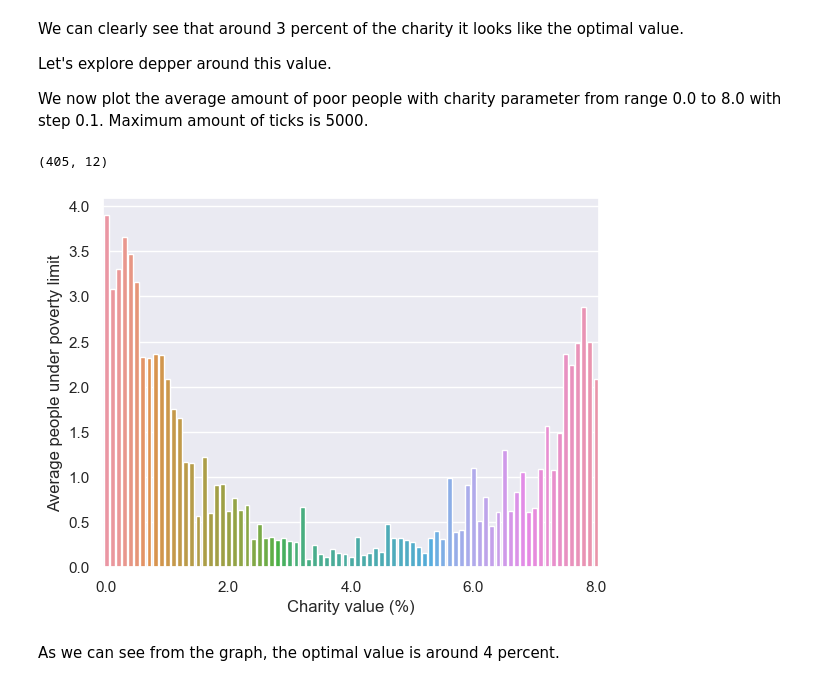
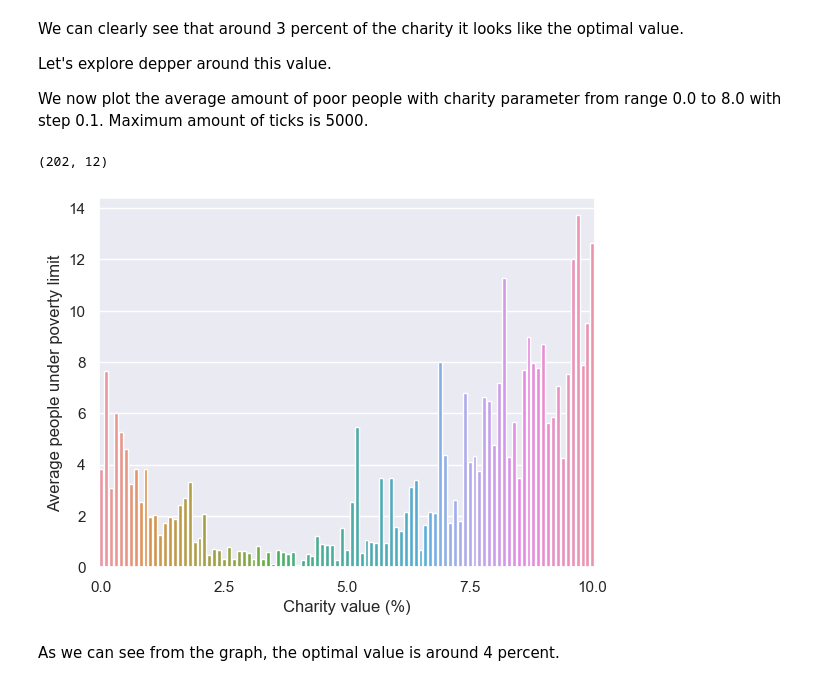
Before and after one commit to MrJoeKr/loveTaxes, a Jupyter notebook: make_graphs.ipynb, the cells around one changed output. Saved outputs shown, nothing was run; the diff lists cells and outputs as text; code cells hidden in the pictures.

Commit message:
Update graph charity 0 to 8 (now to 10)

```diff
--- a/make_graphs.ipynb
+++ b/make_graphs.ipynb
@@ -97,32 +97,32 @@ Let's explore depper around this value.
 We now plot the average amount of poor people with charity parameter from range 0.0 to 8.0 with step 0.1.
 Maximum amount of ticks is 5000.
 # %%
-charity_data = process_netlogo_experiment_csv("data/charity_experiment_0_to_8.csv")
+charity_data = process_netlogo_experiment_csv("data/experiment_charity_0_to_10.csv")
 
 # Convert mean column to float
 charity_data['[mean]'] = charity_data['[mean]'].astype(float)
 
 charity_data['charity'] = charity_data['charity'].astype(float)
 
 print(charity_data.shape)
 charity_data.head()
 
 # Group rows by the "charity" parameter and calculate the mean of the "mean" column
 grouped_data = charity_data.groupby('charity')['[mean]'].mean()
 
 # print(grouped_data)
 
 # Plot the grouped data
 sns.set()
 
 ax = sns.barplot(x=grouped_data.index, y=grouped_data.values)
 
 ax.set(xlabel='Charity value (%)', ylabel='Average people under poverty limit')
 # Show less number on the x-axis
 ax.xaxis.set_major_locator(plt.MaxNLocator(5))
 # %% [output]
-(405, 12)
+(202, 12)
-[figure, old version]
+[figure, new version]
 # %% [markdown]
 As we can see from the graph, the optimal value is around 4 percent.
 # %% [markdown]
```
Also changed, not shown: 1 other file.
